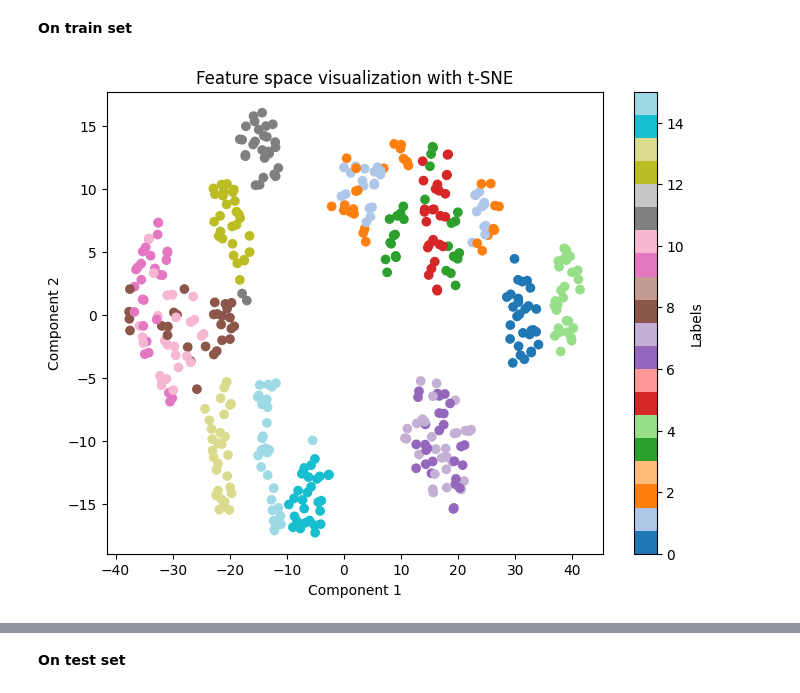
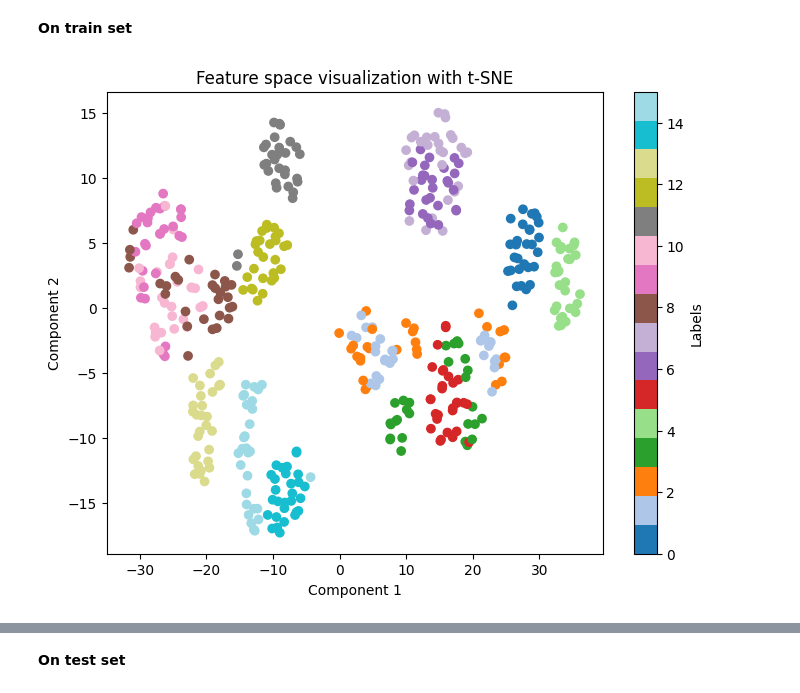
Before and after one commit to dothanhdatle/Research_Project, a Jupyter notebook: training_moco_v3.ipynb, the cells around one changed output, grey strips where cells are left out. Saved outputs shown, nothing was run; the diff lists cells and outputs as text; code cells hidden in the pictures.

```diff
--- a/training_moco_v3.ipynb
+++ b/training_moco_v3.ipynb
@@ -420,19 +420,19 @@ labels = np.concatenate(labels_list, axis=0)
 # %%
 from sklearn.manifold import TSNE
 
-tsne = TSNE(n_components=2, random_state=42)
+tsne = TSNE(n_components=2, random_state=42, perplexity=35)
 features_tsne = tsne.fit_transform(features)
 
 # Visualization for all gestures
 plt.figure(figsize=(8, 6))
-scatter = plt.scatter(features_tsne[:, 0], features_tsne[:, 1], c=labels, cmap='tab20')
+scatter = plt.scatter(features_tsne[:, 0], features_tsne[:, 1], c=labels, cmap=plt.cm.get_cmap('tab20', 16))
 plt.colorbar(label="Labels")
 plt.xlabel("Component 1")
 plt.ylabel("Component 2")
 plt.title("Feature space visualization with t-SNE")
 plt.show()
 # %% [output]
-[figure, old version]
+[figure, new version]
 # %%
 random.seed(seed)
 np.random.seed(seed)
```
Also changed, not shown: parts of 8 cells of this notebook, 3 other files.
